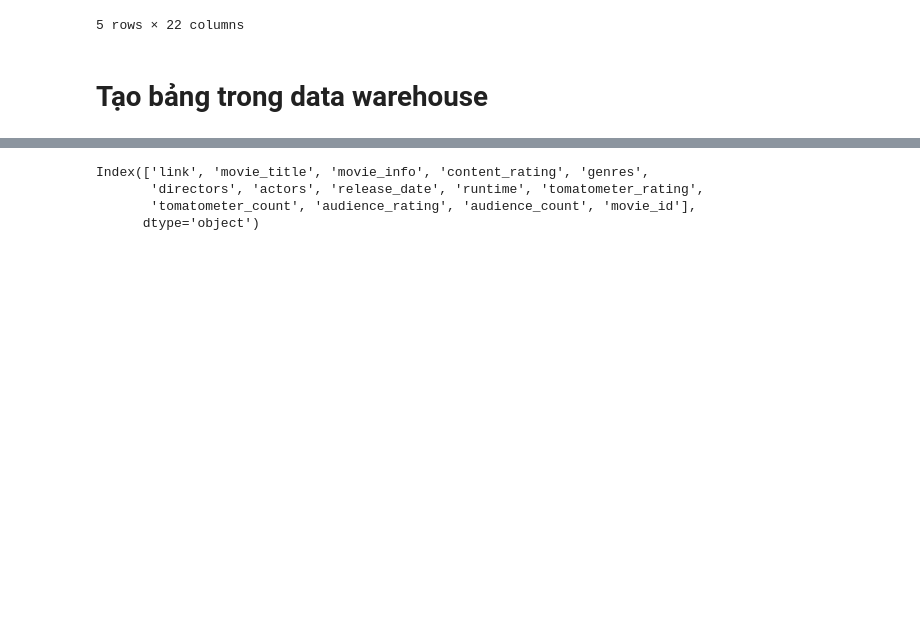
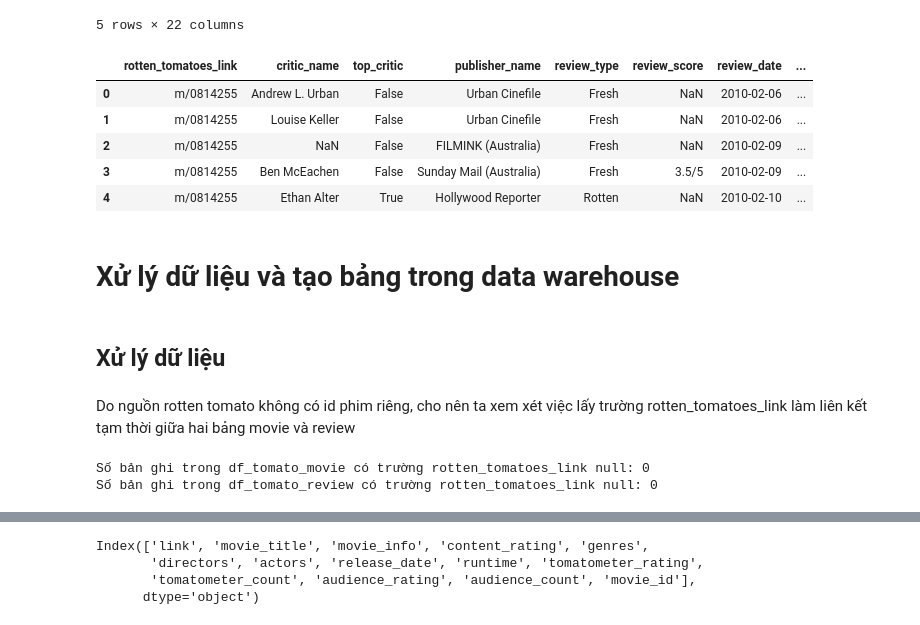
Before and after one commit to TranAnhVu0411/Data_Integration_Project_Group_23, a Jupyter notebook: preprocess/rotten_tomato_preprocess.ipynb, the cells around one changed output, grey strips where cells are left out. Cells and saved outputs as stored; diff of their text form; code cells hidden in the pictures; blank space fills up the shorter version.

Commit message:
preprocess review

```diff
--- a/preprocess/rotten_tomato_preprocess.ipynb
+++ b/preprocess/rotten_tomato_preprocess.ipynb
@@ -43,5 +52,26 @@ df_tomato_movie.head()
 | 3 | m/1000013-12_angry_men | 12 Angry Men (Twelve Angry Men) | Following the closing arguments i... | Sidney Lumet's feature debut is a... | NR | Classics, Drama | Sidney Lumet | ... |
 | 4 | m/1000079-20000_leagues_under_the... | 20,000 Leagues Under The Sea | In 1866, Professor Pierre M. Aron... | One of Disney's finest live-actio... | G | Action & Adventure, Drama, Kids &... | Richard Fleischer | ... |
 5 rows × 22 columns
+# %%
+# Review Info
+df_tomato_review = pd.read_csv("/Users/trananhvu/Documents/Tichhopdulieu/Data_Integration_Group23/Data/rotten_tomatoes/rotten_tomatoes_critic_reviews.csv")
+df_tomato_review.head()
+# %% [output]
+|  | rotten_tomatoes_link | critic_name | top_critic | publisher_name | review_type | review_score | review_date | ... |
+| 0 | m/0814255 | Andrew L. Urban | False | Urban Cinefile | Fresh | NaN | 2010-02-06 | ... |
+| 1 | m/0814255 | Louise Keller | False | Urban Cinefile | Fresh | NaN | 2010-02-06 | ... |
+| 2 | m/0814255 | NaN | False | FILMINK (Australia) | Fresh | NaN | 2010-02-09 | ... |
+| 3 | m/0814255 | Ben McEachen | False | Sunday Mail (Australia) | Fresh | 3.5/5 | 2010-02-09 | ... |
+| 4 | m/0814255 | Ethan Alter | True | Hollywood Reporter | Rotten | NaN | 2010-02-10 | ... |
 # %% [markdown]
-# Tạo bảng trong data warehouse
+# Xử lý dữ liệu và tạo bảng trong data warehouse
+# %% [markdown]
+## Xử lý dữ liệu
+# %% [markdown]
+Do nguồn rotten tomato không có id phim riêng, cho nên ta xem xét việc lấy trường rotten_tomatoes_link làm liên kết tạm thời giữa hai bảng movie và review
+# %%
+print("Số bản ghi trong df_tomato_movie có trường rotten_tomatoes_link null: "+ str(sum(df_tomato_movie["rotten_tomatoes_link"].isna())))
+print("Số bản ghi trong df_tomato_review có trường rotten_tomatoes_link null: "+ str(sum(df_tomato_review["rotten_tomatoes_link"].isna())))
+# %% [output]
+Số bản ghi trong df_tomato_movie có trường rotten_tomatoes_link null: 0
+Số bản ghi trong df_tomato_review có trường rotten_tomatoes_link null: 0
```
Also changed, not shown: parts of 19 cells of this notebook, 4 other files.
